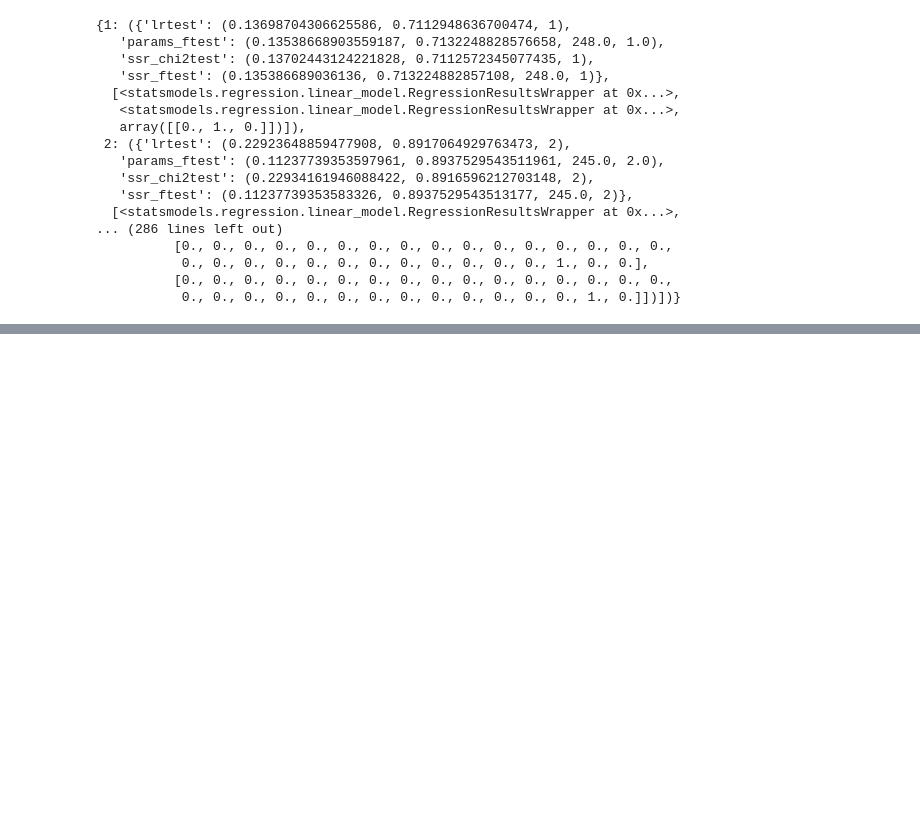
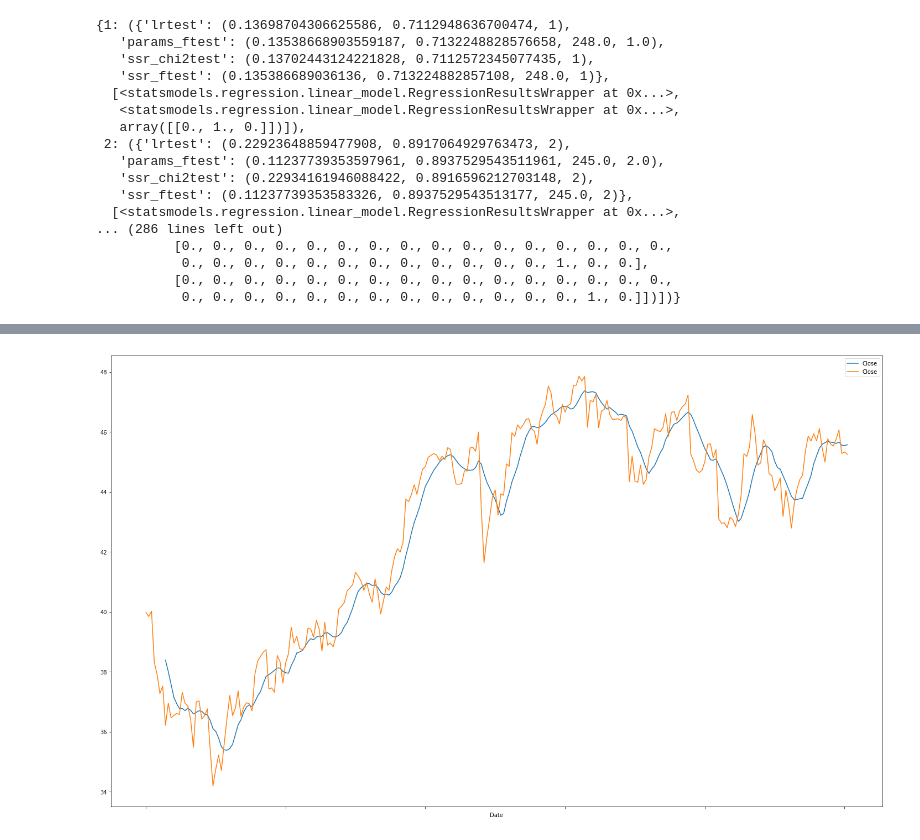
Before and after one commit to Turing-Machines-PESU/stock_market_analysis, a Jupyter notebook: Dickey Fuller Test and Filters.ipynb, the cells around one changed output, grey strips where cells are left out. Saved outputs shown, nothing was run; the diff lists cells and outputs as text; code cells hidden in the pictures; blank space fills up the shorter version.

```diff
--- a/Dickey Fuller Test and Filters.ipynb
+++ b/Dickey Fuller Test and Filters.ipynb
@@ -178,0 +203,10 @@ result_granger
+# %%
+def moving_average(data, window = 8):
+	rolling = data.rolling(window = window)
+	result = rolling.mean()
+	return pd.DataFrame(result)
+# %%
+pd.concat([moving_average(data.Close["2016":"2017"]), data.Close["2016":"2017"]], axis = 1).plot()
+plt.show()
+# %% [output]
+[figure, added]
```
Also changed, not shown: parts of 4 cells of this notebook, 1 other file.
